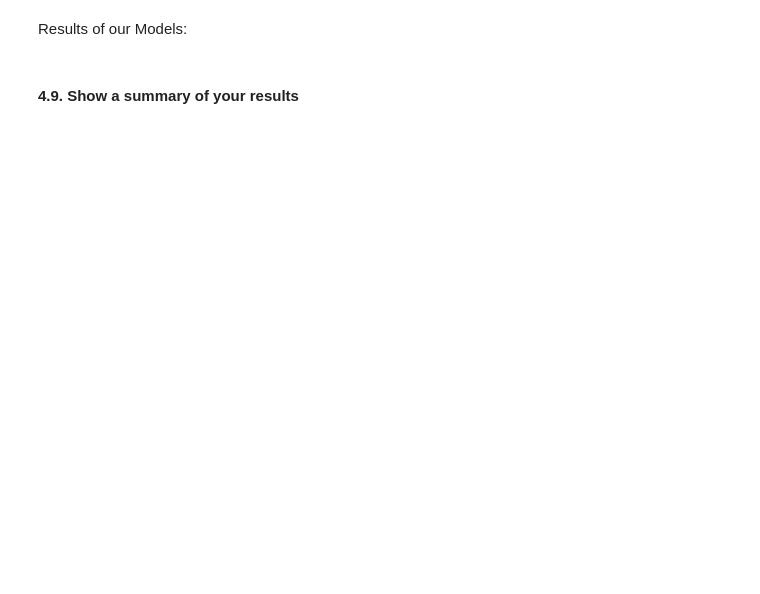
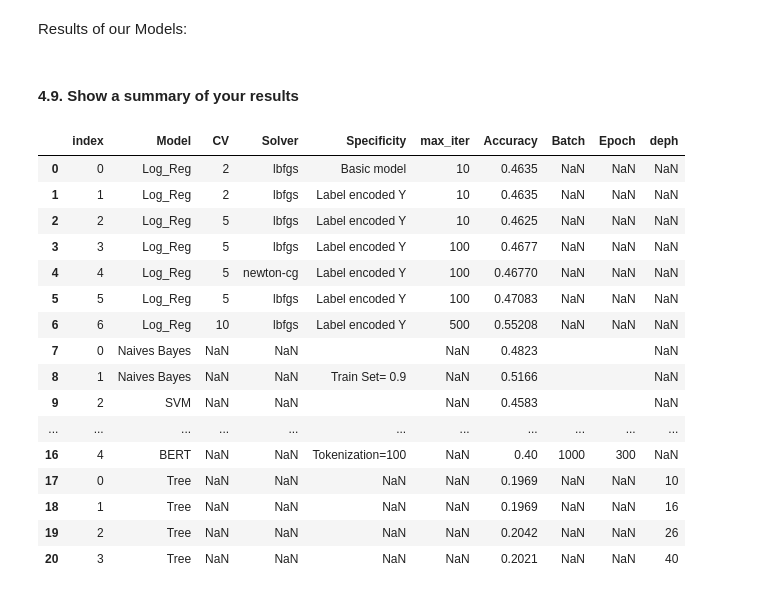
Before and after one commit to Stergios-Konstantinidis/DMML2022_Nestle, a Jupyter notebook: DMML2022_Nestle.ipynb, the cells around one changed output. Cells and saved outputs as stored; diff of their text form; code cells hidden in the pictures; blank space fills up the shorter version.

```diff
--- a/DMML2022_Nestle.ipynb
+++ b/DMML2022_Nestle.ipynb
@@ -1316,34 +1478,52 @@ table_merge
 Label = [' Model', 'deph', 'Accuracy']
 D_1 = ['Tree', '10', '0.1969']
 D_2 = ['Tree', '16', '0.1969']
 D_3 = ['Tree', '26', '0.2042']
 D_4 = ['Tree', '40', '0.2021']
 
 
 table_merge_3 = pd.DataFrame([D_1, D_2, D_3, D_4,],columns=Label)
 table_merge_3
 
 Label = [' Model', "Specificity",'accuracy']
 M1 = ['Naives Bayes', '','0.4823']
 M2 = ['Naives Bayes',  'Train Set= 0.9','0.5166']
 M3=['SVM',  '', '0.4583']
 M4 =['SVM','Train set=0.9', '0.5270']
 M5 =['SVM','Train set=0.9 & Random state= 77777', '0.5229']
 table_merge_2 = pd.DataFrame([M1, M2, M3, M4, M5],columns=Label)
 table_merge_2
 
 Label = [' Model', 'Batch', 'Epoch ', "Specificity",'accuracy']
 B1 = ['BERT', '32', '10 ','0.26']
 B2 = ['BERT', '1000', '1000', '0.32']
 B3 = ['BERT', '1000', '100','Tokenization=50', '0.33' ]
 B4 = ['BERT', '10000', '50','Tokenization=100', '0.35' ]
 B5 = ['BERT', '1000', '300', 'Tokenization=100', '0.40']
 table_merge_1 = pd.DataFrame([B1, B2, B3, B4, B5],columns=Label)
 table_merge_1
 
-tables = [table_merge, table_merge_1, table_merge_2, table_merge_3]
+tables = [table_merge_LR, table_merge_SVM, table_merge_BERT, table_merge_tree]
 tables = pd.concat(tables).reset_index()
 tables
+# %% [output]
+|  | index | Model | CV | Solver | Specificity | max_iter | Accuracy | Batch | Epoch | deph |
+| 0 | 0 | Log_Reg | 2 | lbfgs | Basic model | 10 | 0.4635 | NaN | NaN | NaN |
+| 1 | 1 | Log_Reg | 2 | lbfgs | Label encoded Y | 10 | 0.4635 | NaN | NaN | NaN |
+| 2 | 2 | Log_Reg | 5 | lbfgs | Label encoded Y | 10 | 0.4625 | NaN | NaN | NaN |
+| 3 | 3 | Log_Reg | 5 | lbfgs | Label encoded Y | 100 | 0.4677 | NaN | NaN | NaN |
+| 4 | 4 | Log_Reg | 5 | newton-cg | Label encoded Y | 100 | 0.46770 | NaN | NaN | NaN |
+| 5 | 5 | Log_Reg | 5 | lbfgs | Label encoded Y | 100 | 0.47083 | NaN | NaN | NaN |
+| 6 | 6 | Log_Reg | 10 | lbfgs | Label encoded Y | 500 | 0.55208 | NaN | NaN | NaN |
+| 7 | 0 | Naives Bayes | NaN | NaN |  | NaN | 0.4823 |  |  | NaN |
+| 8 | 1 | Naives Bayes | NaN | NaN | Train Set= 0.9 | NaN | 0.5166 |  |  | NaN |
+| 9 | 2 | SVM | NaN | NaN |  | NaN | 0.4583 |  |  | NaN |
+| ... | ... | ... | ... | ... | ... | ... | ... | ... | ... | ... |
+| 16 | 4 | BERT | NaN | NaN | Tokenization=100 | NaN | 0.40 | 1000 | 300 | NaN |
+| 17 | 0 | Tree | NaN | NaN | NaN | NaN | 0.1969 | NaN | NaN | 10 |
+| 18 | 1 | Tree | NaN | NaN | NaN | NaN | 0.1969 | NaN | NaN | 16 |
+| 19 | 2 | Tree | NaN | NaN | NaN | NaN | 0.2042 | NaN | NaN | 26 |
+| 20 | 3 | Tree | NaN | NaN | NaN | NaN | 0.2021 | NaN | NaN | 40 |
 # %%
 #pca = decomposition.PCA()
 #std_slc = StandardScaler()
```
Also changed, not shown: parts of 19 cells of this notebook.
